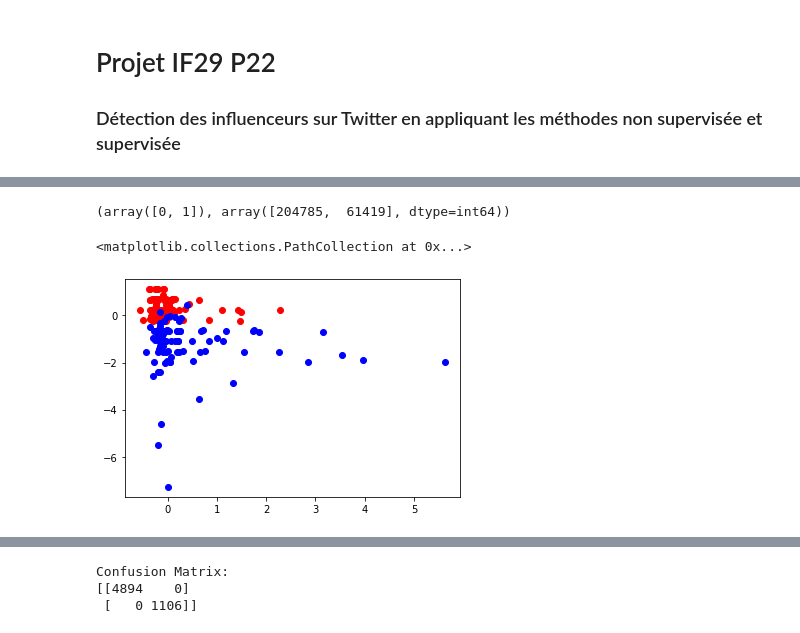
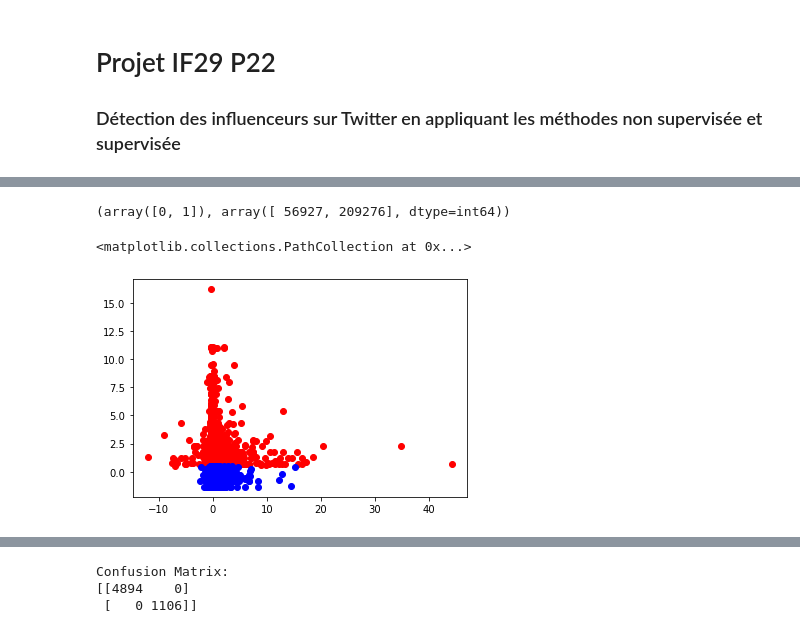
Before and after one commit to cug-sun/IF29_projet, a Jupyter notebook: Code définitif GR05.ipynb, the cells around one changed output, grey strips where cells are left out. Cells and saved outputs as stored; diff of their text form; code cells hidden in the pictures.

```diff
--- a/Code définitif GR05.ipynb
+++ b/Code définitif GR05.ipynb
@@ -26,8 +27,8 @@ for filename in list_filename:
 from pymongo import MongoClient
 
 client = MongoClient('localhost', 27017)
-db = client['if29_projet']
-collection = db['if29_projet']
+db = client['if29']
+collection = db['Tweet Worldcup 200']
 # %%
 # Créer le dataframe en utilisant les attributs qui nous intéressent concernant les utilisateurs
 import numpy as np
@@ -121,7 +100,18 @@ for index, row in df.iterrows():
+# %%
+# 4) la fréquence de publication de tweets depuis la création de compte jusqu'à t0 = 01/01/2019: frequency
+import time
+def ratio(row):
+    time_array = time.strptime(row["created_time"], "%a %b %d %H:%M:%S +0000 %Y")
+    time_stamp = time.mktime(time_array)
+    time_stamp_0 = time.mktime(time.strptime("Mon Jan 1 00:00:00 2019", '%a %b %d %H:%M:%S %Y'))
+    # on multiplie une constante = 100 pour amplifier les résultats
+    return row["statuses_count"]*100/(time_stamp_0 - time_stamp)
+
+frequency = df.apply(ratio, axis=1)
 # %%
 # Générer un dataframe en regroupant les quatres indicateurs calculés
 features = pd.DataFrame()
-features["user.id"] = df.iloc[:,[0]]
+features["user_id"] = df.iloc[:,0]
 features["vis"] = visibilities
 features["r_fri_follow"] = r_fri_follow
 features["avg_fav"] = avg_fav
@@ -182,22 +172,24 @@ array([[-0.23191914, -0.20860051,  0.07003035,  0.33744287],
+# %%
+# Basé sur le résultat d'ACP, on effectue le K-means dans le plan (1,2) qui se compose de deux composantes dont inerties les plus élevées
+from sklearn.cluster import KMeans
+import matplotlib.pyplot as plt
+%matplotlib inline
+
+kmeans = KMeans(n_clusters=2, random_state=0) # Selon le sujet, ici on ne choisit que de classer en 2 clusters.
+labels = kmeans.fit_predict(coord[:,[0,1]]) # on ne prend que les coordonées de l'axe 1 et 2
+
+print(np.unique(labels, return_counts=True)) # afficher la condition de séparation
+
+labels0 = coord[labels == 0]
+labels1 = coord[labels == 1]
+# %% [output]
+(array([0, 1]), array([ 56927, 209276], dtype=int64))
 # %%
-# Basé sur le résultat d'ACP, on effectue le K-means dans le plan (1,2) qui se compose de deux composantes dont inerties les plus élevées
-from sklearn.cluster import KMeans
-import matplotlib.pyplot as plt
-%matplotlib inline
-
-kmeans = KMeans(n_clusters=2, random_state=0) # Selon le sujet, ici on ne choisit que de classer en 2 clusters.
-labels = kmeans.fit_predict(coord[:,[0,1]]) # on ne prend que les coordonées de l'axe 1 et 2
-
-print(np.unique(labels, return_counts=True)) # afficher la condition de séparation
-
-labels0 = coord[labels == 0]
-labels1 = coord[labels == 1]
-plt.scatter(np.random.choice(labels0[:,0],100), np.random.choice(labels0[:,1],100), c='red') # Pour voir plus clairement, on prend aléatoirement 100 points pour tracer le graphique
-plt.scatter(np.random.choice(labels1[:,0],100), np.random.choice(labels1[:,1],100), c='blue')
+plt.scatter(np.random.choice(labels0[:,0],10000), np.random.choice(labels0[:,1],10000), c='red') # Pour voir plus clairement, on prend aléatoirement 100 points pour tracer le graphique
+plt.scatter(np.random.choice(labels1[:,0],10000), np.random.choice(labels1[:,1],10000), c='blue')
 # %% [output]
-(array([0, 1]), array([204785,  61419], dtype=int64))
+<matplotlib.collections.PathCollection at 0x...>
-<matplotlib.collections.PathCollection at 0x...>
-[figure, old version]
+[figure, new version]
 # %%
 # Avant de passer à l'approche supervisée, il faut d'abord labeliser les données
 # Dans cette étape on va utiliser un échantillon de taille 50000 pour entraîner le modèle
```
Also changed, not shown: parts of 15 cells of this notebook.
